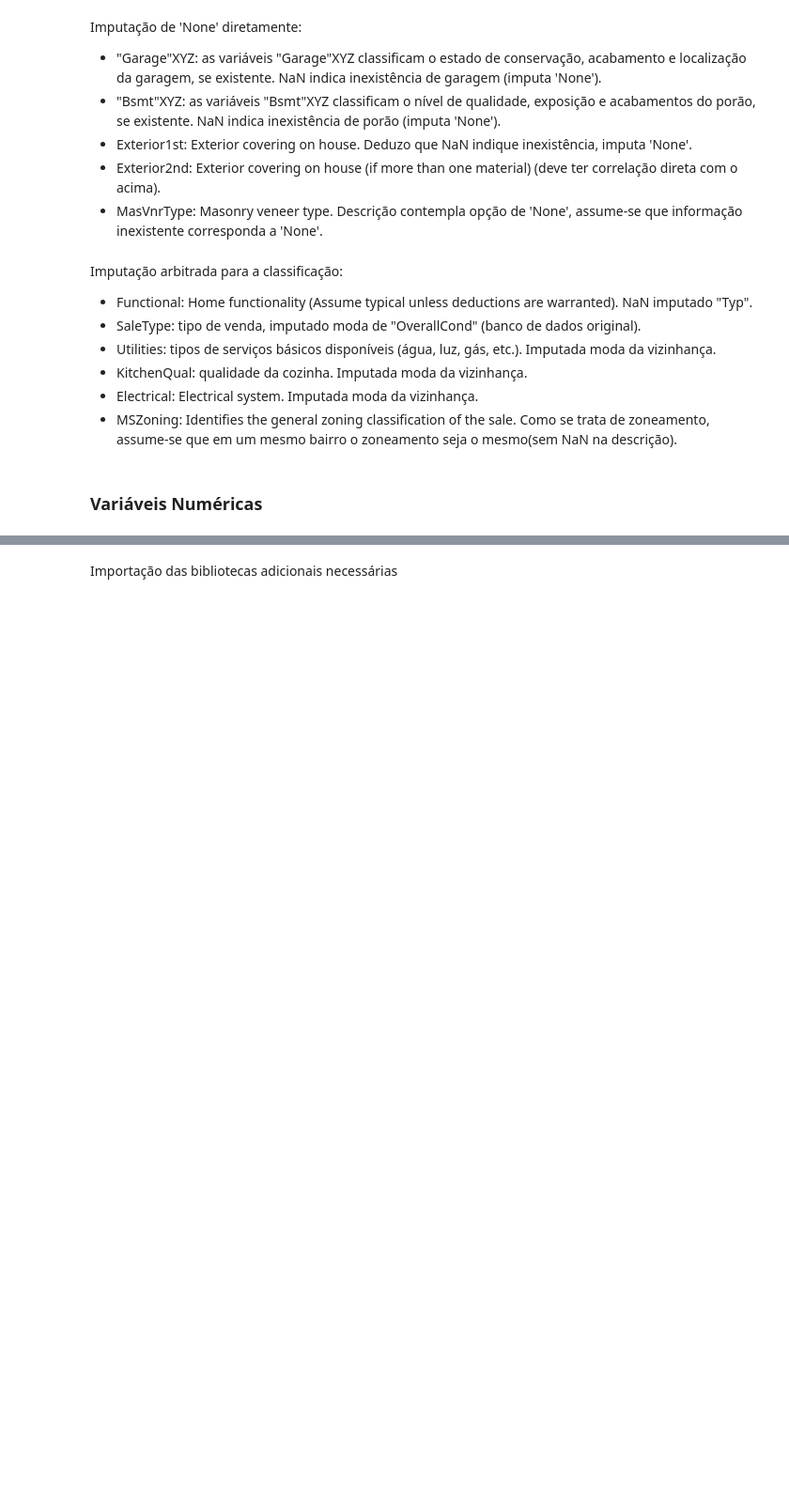
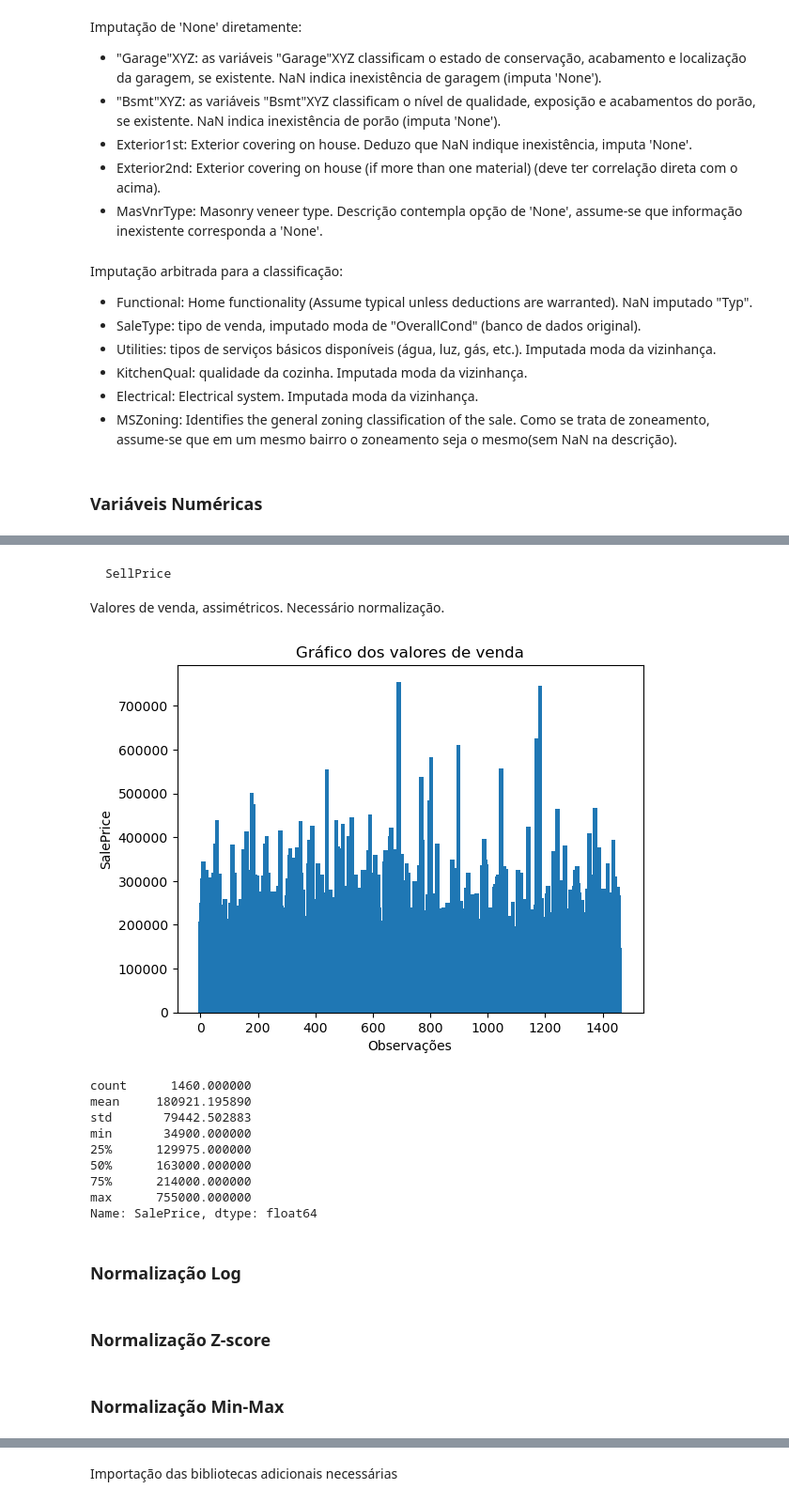
Before and after one commit to CarecaRS/HousePricesKaggle, a Jupyter notebook: house_prices_adv.ipynb, the cells around one changed output, grey strips where cells are left out. Shown at 94% size. Saved outputs shown, nothing was run; the diff lists cells and outputs as text; code cells hidden in the pictures; blank space fills up the shorter version.

```diff
--- a/house_prices_adv.ipynb
+++ b/house_prices_adv.ipynb
@@ -251,0 +428,28 @@ y = variaveis_quanti.SalePrice # como o 'y' é igual para todos (o preço de ven
+# %% [markdown]
+    SellPrice
+Valores de venda, assimétricos. Necessário normalização.
+# %%
+valores_venda = dados_brutos[dados_brutos["Origem"] == "Treino"]["SalePrice"]
+#valores_venda = valores_venda.sort_values() # basta descomentar essa linha para gráfico com valores assimétricos
+indice = dados_brutos[dados_brutos["Origem"] == "Treino"]["SalePrice"].index
+
+plt.title("Gráfico dos valores de venda")
+plt.xlabel("Observações")
+plt.ylabel("SalePrice")
+plt.bar(indice, valores_venda, width = 15)
+plt.show()
+
+print(dados_brutos[dados_brutos["Origem"] == "Treino"]["SalePrice"].describe())
+# %% [output]
+[figure, added]
+count      1460.000000
+mean     180921.195890
+std       79442.502883
+min       34900.000000
+25%      129975.000000
+50%      163000.000000
+75%      214000.000000
+max      755000.000000
+Name: SalePrice, dtype: float64
+# %% [markdown]
+### Normalização Log
@@ -251,0 +474,2 @@ y = variaveis_quanti.SalePrice # como o 'y' é igual para todos (o preço de ven
+# %% [markdown]
+### Normalização Z-score
@@ -251,0 +487,2 @@ y = variaveis_quanti.SalePrice # como o 'y' é igual para todos (o preço de ven
+# %% [markdown]
+### Normalização Min-Max
```
Also changed, not shown: parts of 108 cells of this notebook, 1 other file.
